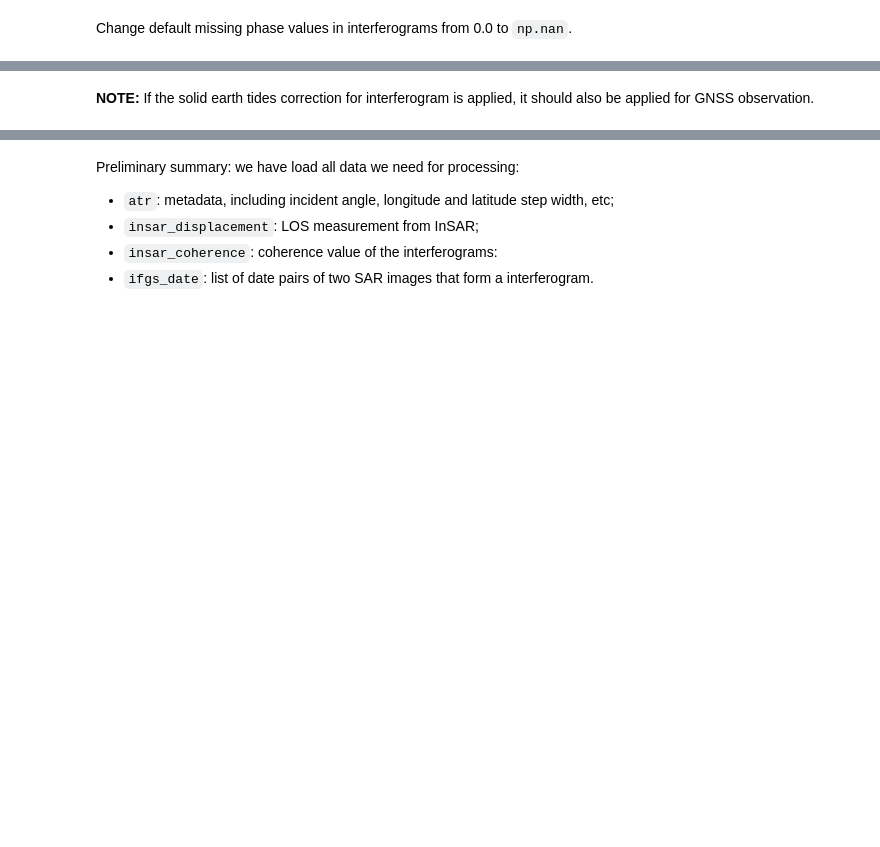
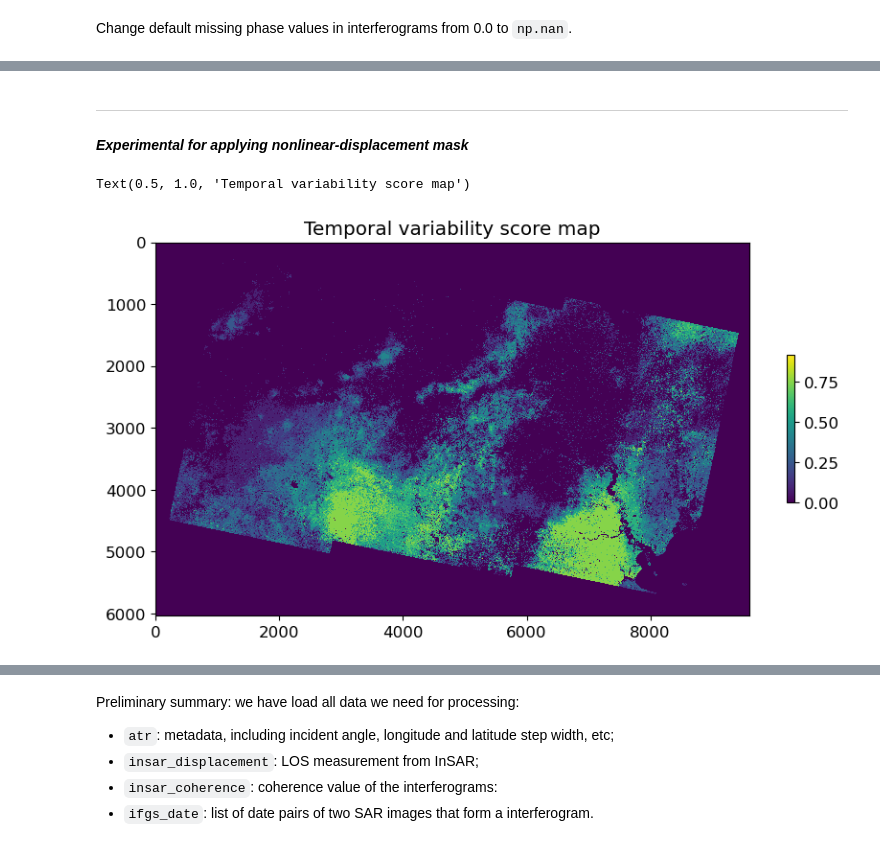
Before and after one commit to OPERA-Cal-Val/calval-DISP, a Jupyter notebook: DISP-S1_Transient_Requirement_Validation.ipynb, the cells around one changed output, grey strips where cells are left out. Cells and saved outputs as stored; diff of their text form; code cells hidden in the pictures; blank space fills up the shorter version.

```diff
--- a/DISP-S1_Transient_Requirement_Validation.ipynb
+++ b/DISP-S1_Transient_Requirement_Validation.ipynb
@@ -33,6 +33,12 @@ gnss_source = 'UNR'
 print(f'Searching for all GNSS stations from source: {gnss_source}')
 print(f'May use any of the following supported sources: {gnss.GNSS_SOURCES}')
 GNSS = gnss.get_gnss_class(gnss_source)
+
+# Set mask file
+maskFile = 'maskConnComp.h5' # maskSpatialCoh.h5 maskTempCoh.h5 maskConnComp.h5 waterMask.h5 (maskConnComp.h5 is very conservative)
+
+# Define spatial coherence threshold (necessary to reject poor quality, long temporal baseline pairs)
+minCoherence_parm = '0.4'
 # %% [markdown]
 ## Table of Contents:
 <a id='secular_TOC'></a>
@@ -143,7 +148,7 @@ sites = {
             'download_end_date' : '20190101',
             'earthquakeDate' : '20180412',                       # arbitrary date for testing with the central_valley dataset
             'sentinel_track' : '144',
-            'gps_ref_site_name' : 'CAWO',
+            'gps_ref_site_name' : 'LAND',
             'tempBaseMax' : 'auto',
             'ifgExcludeList' : 'auto',
             'maskWater' : False},                       # reference site for this area
@@ -345,2 +325,31 @@ The absolute atmospheric delay is computed at each SAR acquisition date. For a p
-# %% [markdown]
-**NOTE:** If the solid earth tides correction for interferogram is applied, it should also be applied for GNSS observation.
+# %% [markdown]
+***
+#### *Experimental for applying nonlinear-displacement mask*
+# %%
+mask = readfile.read(os.path.join(mintpy_dir, maskFile))[0]
+mask_flag = False
+
+n_dates, row, col = insar_displacement.shape
+
+# set number of plots for debugging mask
+num_plot = 9
+if len(ifgs_date) < 9:
+    num_plot = len(ifgs_date)
+
+if mask_flag:
+    for ii in range(ifgs_date):
+        insar_displacement[ii,~mask] = np.nan  # applying mask
+
+    # checking if masking worked
+    random_inds = np.random.choice(n_dates, num_plot, replace=False)
+    random_inds = sorted(random_inds)
+
+    fig, ax = plt.subplots(num_plot//3, 3,figsize=(10,10))
+    fig.subplots_adjust(hspace = .001, wspace=.001)
+
+    axs = ax.ravel()
+
+    for i in range(num_plot):
+        axs[i].imshow(insar_displacement[random_inds[i],:,:], cmap='jet',vmin=-50,vmax=50)     # unit: mm
+        axs[i].axis('off')
+        axs[i].set_title(ifgs_date[random_inds[i],0].strftime('%Y%m%d')+'-'+ifgs_date[random_inds[i],1].strftime('%Y%m%d'))
@@ -346,0 +439,8 @@ The absolute atmospheric delay is computed at each SAR acquisition date. For a p
+# %%
+fig, ax = plt.subplots(figsize=(10, 10))
+im = ax.imshow(variability_scores, cmap='viridis', interpolation='none')
+fig.colorbar(im, ax=ax, shrink=0.2)
+ax.set_title('Temporal variability score map')
+# %% [output]
+Text(0.5, 1.0, 'Temporal variability score map')
+[figure, added]
```
Also changed, not shown: parts of 17 cells of this notebook.
